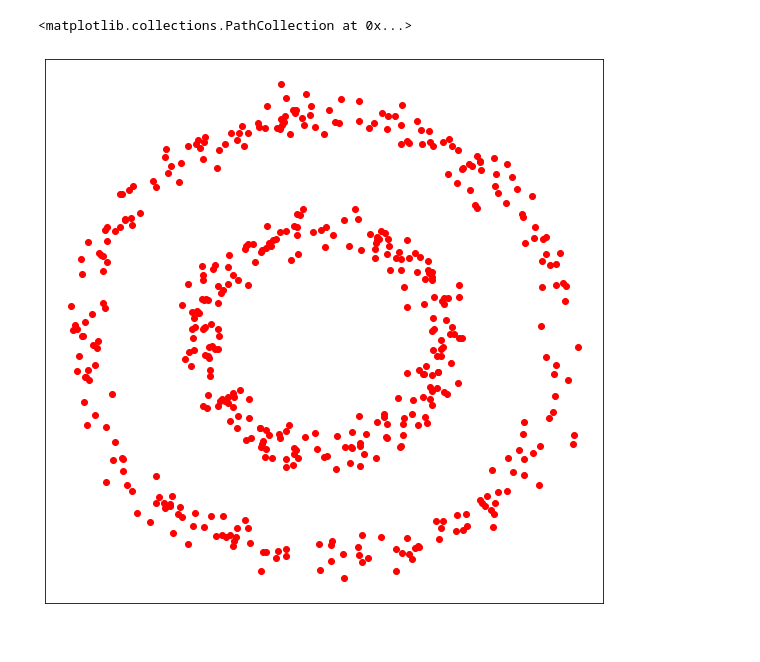
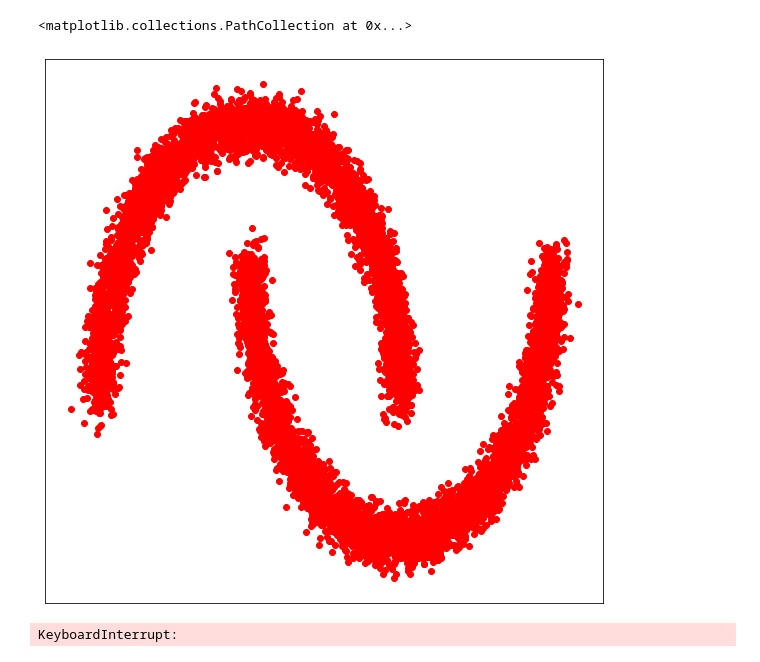
Before and after one commit to ElouanARGOUARCH/NeuralRatio, a Jupyter notebook: experiments/Binary Classifier_visual.ipynb, the cells around one changed output. Saved outputs shown, nothing was run; the diff lists cells and outputs as text; code cells hidden in the pictures.

```diff
--- a/experiments/Binary Classifier_visual.ipynb
+++ b/experiments/Binary Classifier_visual.ipynb
@@ -54,10 +40,22 @@ class TwoCircles():
 # %%
-target_samples = TwoCircles().sample([500], noise = 0.1)
+target_samples = Moons().sample(10000)
 plt.figure(figsize = (10,10))
 plt.tick_params(left = False, right = False , labelleft = False ,labelbottom = False, bottom = False)
 plt.scatter(target_samples[:,0], target_samples[:,1], color = 'red')
 # %% [output]
 <matplotlib.collections.PathCollection at 0x...>
-[figure, old version]
+[figure, new version]
+# %%
+structure = [[RealNVPDensityEstimatorLayer, [256,256,256]] for i in range(5)]
+NF = MixedModelDensityEstimator(target_samples, structure)
+NF.train(500,1000)
+NF_samples = NF.sample_model(10000)
+
+figure = plt.figure(figsize = (10,10))
+plt.tick_params(left = False, right = False , labelleft = False ,labelbottom = False, bottom = False)
+plt.scatter(NF_samples[:,0], NF_samples[:,1], color = 'blue', alpha = .7)
+plot_2d_function(lambda x: torch.exp(NF.log_density(x)), x_min = -1.5, x_max = 2.5, y_min = -1, y_max = 1.5, levels= 100, new_figure = False)
+# %% [output]
+KeyboardInterrupt:
 # %%
 cov = torch.cov(target_samples.T)
```
Also changed, not shown: parts of 11 cells of this notebook, 12 other files.
